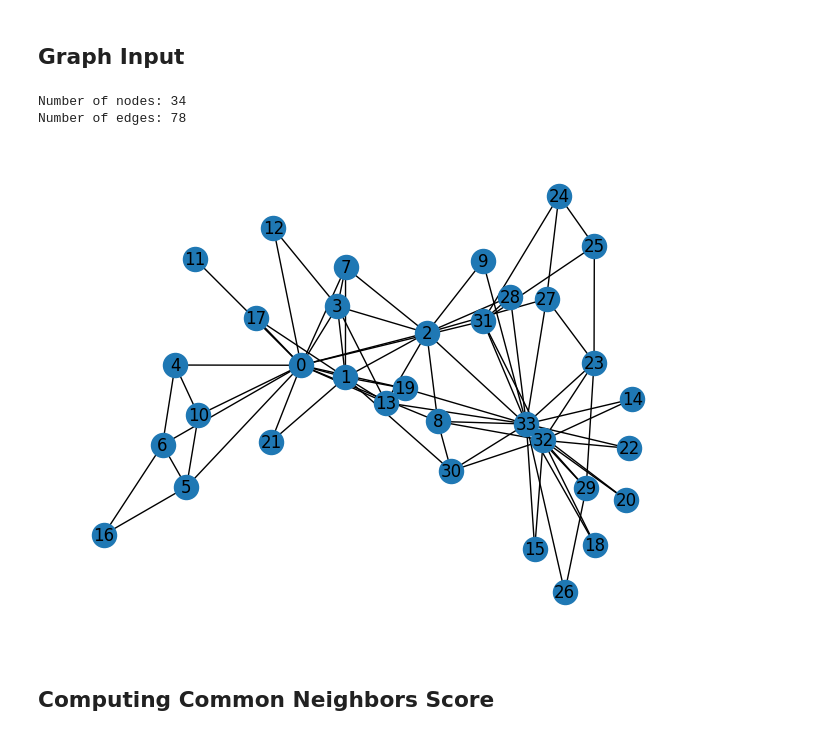
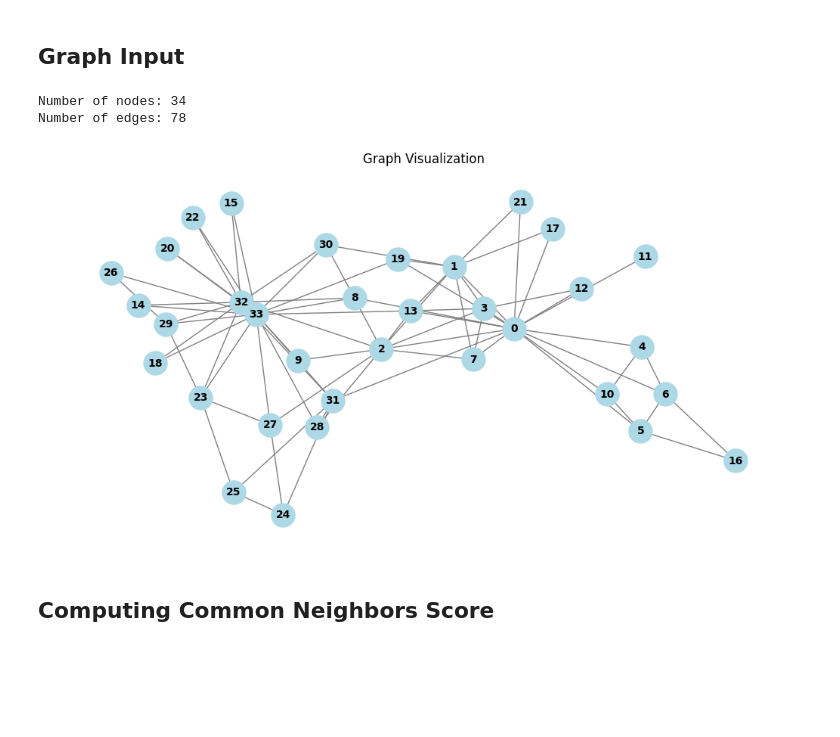
Before and after one commit to abuhmhai/Link_Prediction, a Jupyter notebook: link_prediction_lab.ipynb, the cells around one changed output. Drawn from its saved outputs; the diff is of its cells as text; code cells hidden in the pictures; blank space fills up the shorter version.

Commit message:
update nx plotting

```diff
--- a/link_prediction_lab.ipynb
+++ b/link_prediction_lab.ipynb
@@ -15,17 +15,16 @@ G = nx.read_edgelist("Link_Prediction/karate")
 # %%
 
 # Check basic information about the graph
 print(f"Number of nodes: {G.number_of_nodes()}")
 print(f"Number of edges: {G.number_of_edges()}")
-
-
-
-nx.draw(G, with_labels=True)
+plt.figure(figsize=(10, 5))
+nx.draw(G, with_labels=True, node_color='lightblue', edge_color='gray', node_size=500, font_size=10, font_weight='bold')
+plt.title("Graph Visualization")
 plt.show()
 # %% [output]
 Number of nodes: 34
 Number of edges: 78
-[figure, old version]
+[figure, new version]
 # %% [markdown]
 ## Computing Common Neighbors Score
 # %% [markdown]
```
Also changed, not shown: parts of 1 cell of this notebook.
